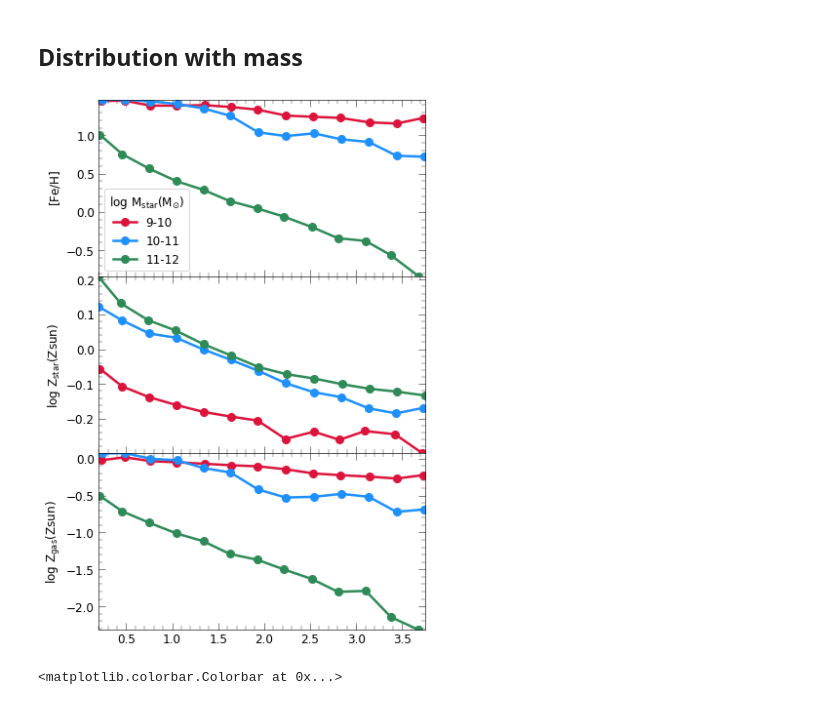
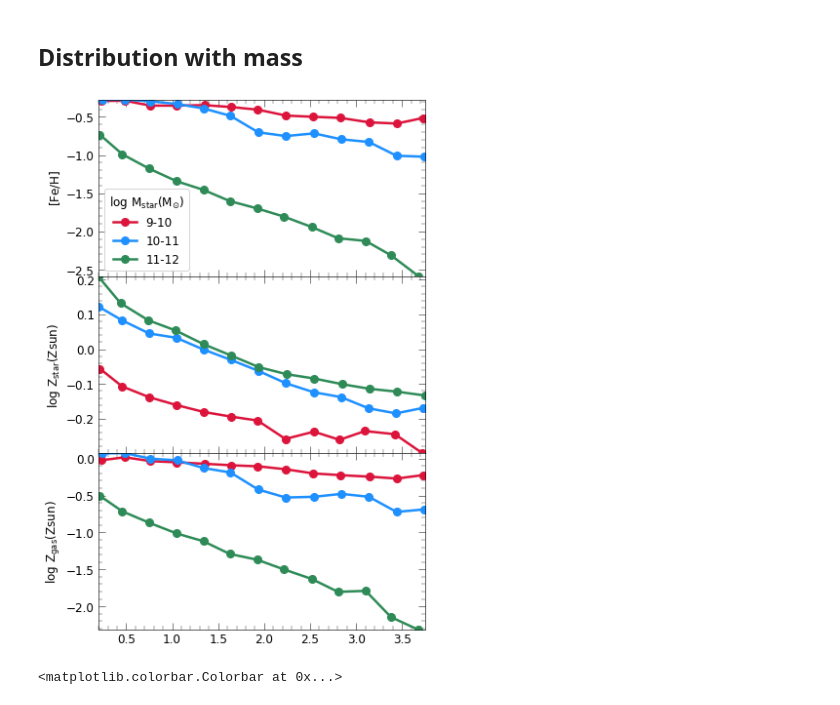
Before and after one commit to ansingh16/hr5_metallicity, a Jupyter notebook: Code/Analysis.ipynb, the cells around one changed output. Saved outputs shown, nothing was run; the diff lists cells and outputs as text; code cells hidden in the pictures.

```diff
--- a/Code/Analysis.ipynb
+++ b/Code/Analysis.ipynb
@@ -710,7 +712,7 @@ parser = configparser.ConfigParser()
 import matplotlib.pyplot as plt
 import numpy as np
 
-parser.read('../params.ini')
+parser.read('../params_hr5.ini')
 
 
 plt.style.use('../paper_style.mplstyle')
@@ -745,34 +747,34 @@ grouped = e_galaxies.groupby('Mcut_value')
 # iterate over groups
 fig,ax = plt.subplots(3,1,figsize=(6,10),sharex=True)
 i=0
 for bin_label, group in grouped:
     label = np.log10(bin_label)
 
     Ana = hr5.Analysis(snap)
     Ana.get_slope_data(galids=group.index,clusids=group.clusID,rmax=4,rbin_width=0.3,var='feh',dump_data=False,use_cache=False)
 
     ax[0].plot(Ana.median_gradient_feh.median_Rg,Ana.median_gradient_feh.median_feh,marker='o',markersize=8,label=labels[i])
 
     Ana.get_slope_data(galids=group.index,clusids=group.clusID,rmax=4,rbin_width=0.3,var='met',dump_data=False,use_cache=False)
 
     ax[1].plot(Ana.median_gradient_met.median_Rs,np.log10(Ana.median_gradient_met.median_Zs),marker='o',markersize=8)
 
 
     ax[2].plot(Ana.median_gradient_met.median_Rg,np.log10(Ana.median_gradient_met.median_Zg),marker='o',markersize=8)
 
     i+=1
 
 ax[0].legend(loc=3,title=r'$\rm log \ M_{star}(M_{\odot})$')
 ax[0].set_ylabel(r'$\mathrm{[Fe/H]}$')
 ax[1].set_xlabel(r'$\mathrm{R/R_{\mathrm{half}}}$')
 ax[1].set_ylabel(r'$\mathrm{log \ Z_{star}(Zsun)}$')
 ax[2].set_ylabel(r'$\mathrm{log \ Z_{gas}(Zsun)}$')
 
 fig.subplots_adjust(hspace=0)
 
 fig.savefig('../Plots/metal_distribution_mass.png',bbox_inches='tight')
 # %% [output]
-[figure, old version]
+[figure, new version]
 # %%
 import pandas as pd
 import HR5_cluster as hr5
```
Also changed, not shown: parts of 5 cells of this notebook, 9 other files.
